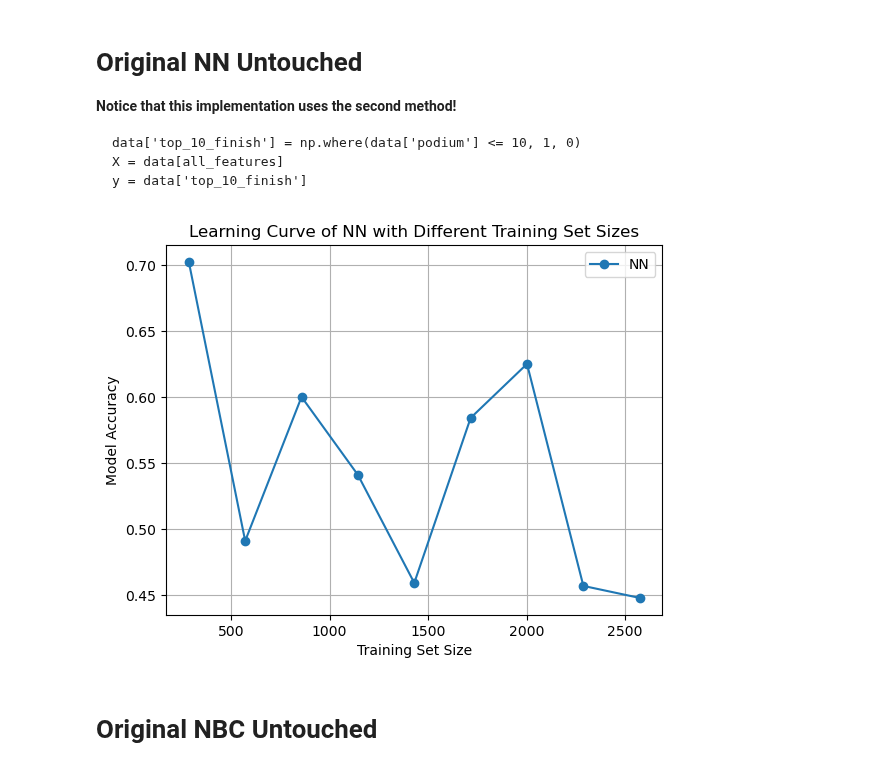
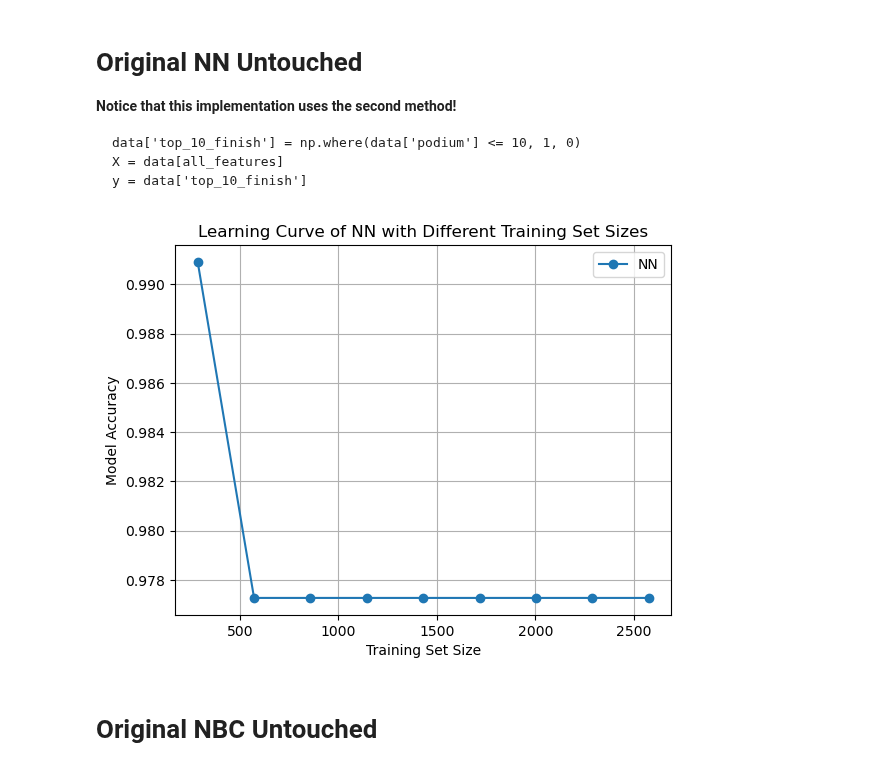
Before and after one commit to MauriceChiu7/573-f1, a Jupyter notebook: f1_models.ipynb, the cells around one changed output. Cells and saved outputs as stored; diff of their text form; code cells hidden in the pictures.

```diff
--- a/f1_models.ipynb
+++ b/f1_models.ipynb
@@ -574,21 +620,13 @@ features = [
     'weather_cloudy', 'weather_cold', 'weather_dry', 'weather_warm', 'weather_wet'
 ]
 
-features = ['season', 'round', 'driver_points', 'driver_standings_pos', 'driver_wins',
-            'constructor_points', 'constructor_standings_pos', 'constructor_wins']
-additional_features = ['fp_pos_1', 'fp_time_1', 'fp_pos_2', 'fp_time_2', 'fp_pos_3', 'fp_time_3']
-all_features = features + additional_features
+data['season_end_top_10'] = data.groupby('season')['driver_points'].transform(lambda x: x >= x.nlargest(10).min())
 
-# for feature in additional_features:
-#     if 'time' in feature:
-#         data[feature].fillna(data[feature].median(), inplace=True)
-#     else:
-#         data[feature].fillna(100, inplace=True)
+X = data[features]
+y = data['season_end_top_10']
 
-data['top_10_finish'] = np.where(data['podium'] <= 10, 1, 0)
-
-X = data[all_features]
-y = data['top_10_finish']
+# X = data[all_features]
+# y = data['top_10_finish']
 
 X_train = X[data['season'] < 2022]
 y_train = y[data['season'] < 2022]
@@ -596,34 +634,34 @@ X_test = X[data['season'] == 2022]
 y_test = y[data['season'] == 2022]
 
 X_train_partitions = np.array_split(X_train, 10) # for different train sizes
 y_train_partitions = np.array_split(y_train, 10) # for different train sizes
 
 lr_accs = []
 train_size = []
 X_train_var = pd.DataFrame()
 y_train_var = pd.DataFrame()
 for i in range(len(X_train_partitions)-1, 0, -1):
     X_train_var = pd.concat([X_train_var, pd.DataFrame(X_train_partitions[i])])
     y_train_var = pd.concat([y_train_var, pd.DataFrame(y_train_partitions[i])])
 
     X_train_var = X_train_var.sort_index()
     # print(X_train_var.shape)
     # display(X_train_var)
 
     (lr_pred, lr_acc, lr_top10) = nn(X_train_var, y_train_var, X_test, y_test)
     train_size.append(X_train_var.shape[0])
     lr_accs.append(lr_acc)
 
 plt.figure()
 plt.plot(train_size, lr_accs, marker='o', label='NN')
 plt.xlabel('Training Set Size')
 plt.ylabel('Model Accuracy')
 plt.legend()
 plt.title('Learning Curve of NN with Different Training Set Sizes')
 plt.grid(True)
 plt.show()
 # %% [output]
-[figure, old version]
+[figure, new version]
 # %% [markdown]
 # Original NBC Untouched
 # %%
```
Also changed, not shown: parts of 3 cells of this notebook, 1 other file.
